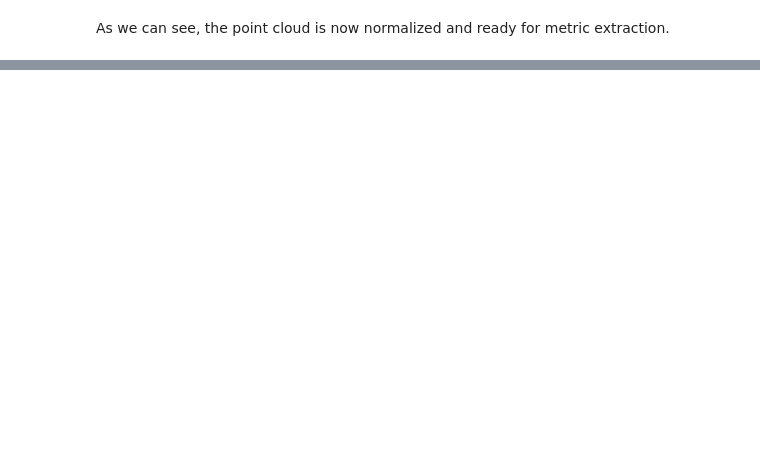
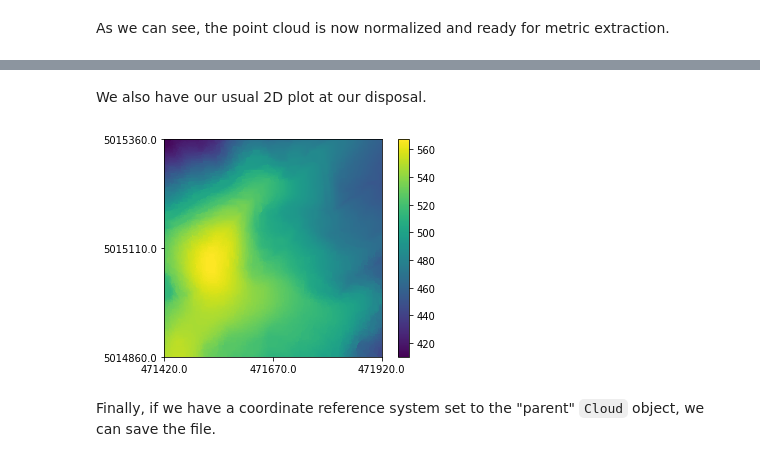
Before and after one commit to brycefrank/pyfor, a Jupyter notebook: samples/Normalization.ipynb, the cells around one changed output, grey strips where cells are left out. Cells and saved outputs as stored; diff of their text form; code cells hidden in the pictures; blank space fills up the shorter version.

```diff
--- a/samples/Normalization.ipynb
+++ b/samples/Normalization.ipynb
@@ -25,0 +29,9 @@ As we can see, the point cloud is now normalized and ready for metric extraction
+# %%
+# Load the point cloud
+pc = pyfor.cloud.Cloud("/home/bryce/Desktop/pyfor_test_data/stand_102_tiles/PC_039.las")
+
+# Create a grid
+pc_grid = pc.grid(0.5)
+
+# Set ground filtering parameters
+bem = pc_grid.ground_filter(num_windows = 7, dh_max = 2.5, dh_0 = 1)
@@ -25,0 +56,8 @@ As we can see, the point cloud is now normalized and ready for metric extraction
+# %% [markdown]
+We also have our usual 2D plot at our disposal.
+# %%
+bem.plot()
+# %% [output]
+[figure, added]
+# %% [markdown]
+Finally, if we have a coordinate reference system set to the "parent" `Cloud` object, we can save the file.
```
Also changed, not shown: parts of 9 cells of this notebook, 3 other files.
